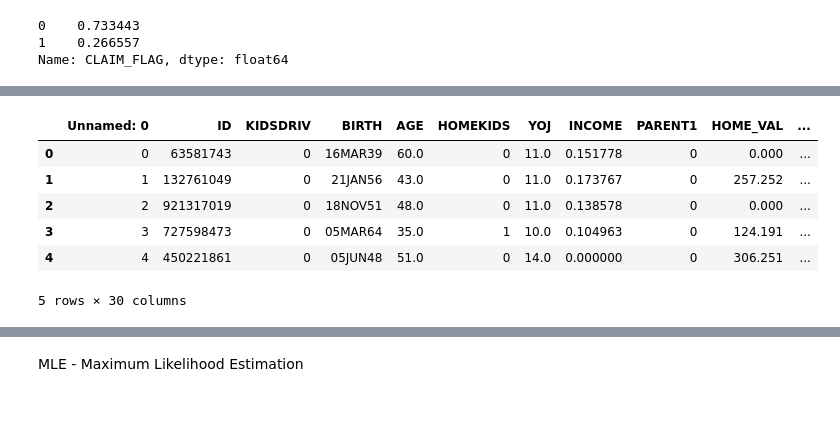
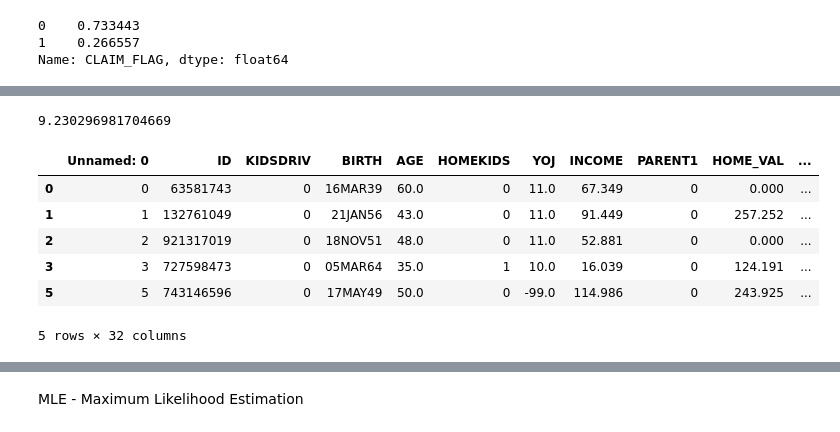
Before and after one commit to DominikMAI/Modele_Parametryczne, a Jupyter notebook: LR_Model_Calibration.ipynb, the cells around one changed output, grey strips where cells are left out. Cells and saved outputs as stored; diff of their text form; code cells hidden in the pictures.

```diff
--- a/LR_Model_Calibration.ipynb
+++ b/LR_Model_Calibration.ipynb
@@ -53,0 +23,15 @@ TypeError: could not convert string to float: '16MAR39'
+# %%
+#https://www.statology.org/likelihood-ratio-test-in-python/
+#df.dtypes
+
+def to_categorical(variable):
+    lp = 0
+    for i in df[variable].unique():
+        lp += 1
+        df[variable][df[variable] == i] = lp
+    return df[variable]#.astype(int)
+# %%
+
+
+df['EDUCATION'] = to_categorical('EDUCATION')
+df['OCCUPATION'] = to_categorical('OCCUPATION')
@@ -62,3 +55,13 @@ Name: CLAIM_FLAG, dtype: float64
 df['sample_weights'] = 0
 df['sample_weights'][df['CLAIM_FLAG'] == 0] = w[1]
 df['sample_weights'][df['CLAIM_FLAG'] == 1] = w[0]
+# %%
+x_cols = ['INCOME','HOME_VAL','CAR_AGE']
+# %%
+for col in x_cols:
+    std = df[col].std()
+    mean = df[col].mean()
+    outliers = (df[col] > ((2 * std) + mean)) | ((mean - (2 * std)) > df[col])
+    print( f"W zmiennej {col} zidentyfikowano {outliers.sum()} rekordów ({round(outliers.sum() / df[col].notna().sum(),2)}%) jako wartości odstające")
+    df['outlier'] = outliers
+    df = df[df['outlier'] == False]
@@ -65,18 +187,20 @@ df['sample_weights'][df['CLAIM_FLAG'] == 1] = w[0]
+# %%
+LR_statistic
+# %% [output]
+9.230296981704669
 # %%
 # standaryzacja
 # %%
 #min max
-df['INCOME'] = (df['INCOME'] - df['INCOME'].min()) /  ( df['INCOME'].max() -  df['INCOME'].min())
-df['OLDCLAIM'] = (df['OLDCLAIM'] - df['OLDCLAIM'].min()) /  ( df['OLDCLAIM'].max() -  df['OLDCLAIM'].min())
-df['CAR_AGE'] =(df['CAR_AGE'] - df['CAR_AGE'].min()) / ( df['CAR_AGE'].max() -  df['CAR_AGE'].min())
+
 df.head()
 # %% [output]
 |  | Unnamed: 0 | ID | KIDSDRIV | BIRTH | AGE | HOMEKIDS | YOJ | INCOME | PARENT1 | HOME_VAL | ... |
-| 0 | 0 | 63581743 | 0 | 16MAR39 | 60.0 | 0 | 11.0 | 0.151778 | 0 | 0.000 | ... |
-| 1 | 1 | 132761049 | 0 | 21JAN56 | 43.0 | 0 | 11.0 | 0.173767 | 0 | 257.252 | ... |
-| 2 | 2 | 921317019 | 0 | 18NOV51 | 48.0 | 0 | 11.0 | 0.138578 | 0 | 0.000 | ... |
-| 3 | 3 | 727598473 | 0 | 05MAR64 | 35.0 | 1 | 10.0 | 0.104963 | 0 | 124.191 | ... |
-| 4 | 4 | 450221861 | 0 | 05JUN48 | 51.0 | 0 | 14.0 | 0.000000 | 0 | 306.251 | ... |
+| 0 | 0 | 63581743 | 0 | 16MAR39 | 60.0 | 0 | 11.0 | 67.349 | 0 | 0.000 | ... |
+| 1 | 1 | 132761049 | 0 | 21JAN56 | 43.0 | 0 | 11.0 | 91.449 | 0 | 257.252 | ... |
+| 2 | 2 | 921317019 | 0 | 18NOV51 | 48.0 | 0 | 11.0 | 52.881 | 0 | 0.000 | ... |
+| 3 | 3 | 727598473 | 0 | 05MAR64 | 35.0 | 1 | 10.0 | 16.039 | 0 | 124.191 | ... |
+| 5 | 5 | 743146596 | 0 | 17MAY49 | 50.0 | 0 | -99.0 | 114.986 | 0 | 243.925 | ... |
-5 rows × 30 columns
+5 rows × 32 columns
 # %%
 ## OpracowaćCLM_FREQ, , CLM_AMT,
```
Also changed, not shown: parts of 30 cells of this notebook.
